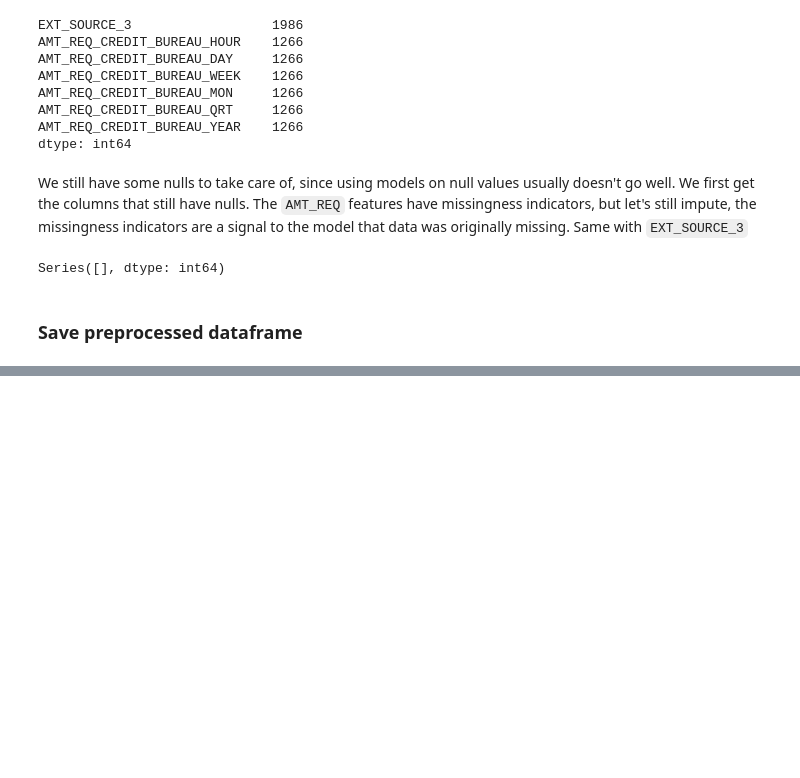
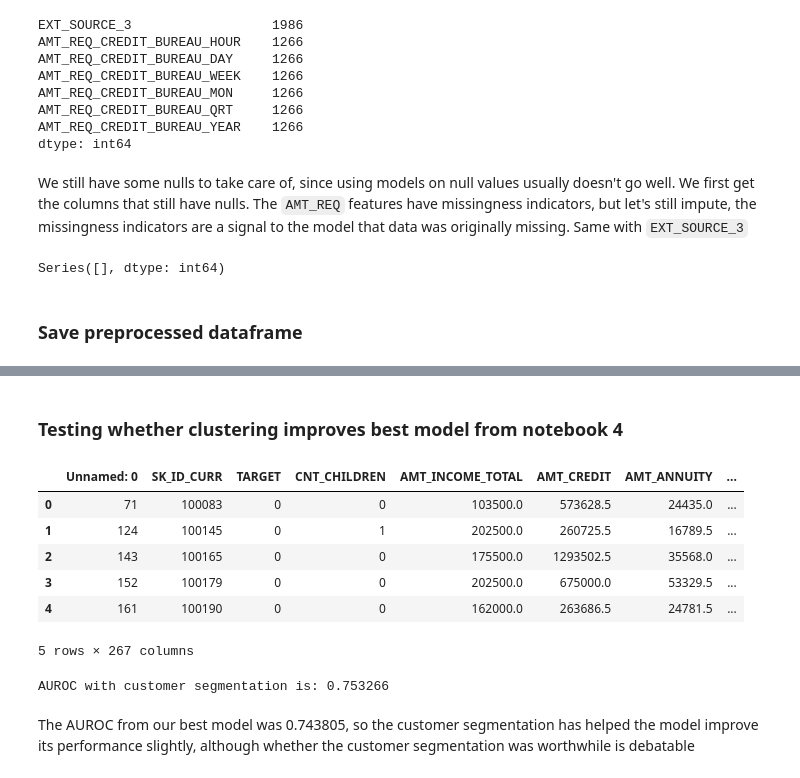
Before and after one commit to jarviscanada/jarvis_data_eng_AlanHu, a Jupyter notebook: machine_learning/module1/capstone/notebooks/03_feature_engineering.ipynb, the cells around one changed output, grey strips where cells are left out. Drawn from its saved outputs; the diff is of its cells as text; code cells hidden in the pictures; blank space fills up the shorter version.

```diff
--- a/machine_learning/module1/capstone/notebooks/03_feature_engineering.ipynb
+++ b/machine_learning/module1/capstone/notebooks/03_feature_engineering.ipynb
@@ -241,0 +369,2 @@ df.to_csv(preprocessed_path, index=False)
+# %% [markdown]
+### Testing whether clustering improves best model from notebook 4
@@ -241,0 +378,14 @@ df.to_csv(preprocessed_path, index=False)
+# %%
+# one-hot encoding
+customer_segments_one_hot = pd.get_dummies(data=clustering_df['customer_segment'])
+clustering_df = pd.concat([clustering_df, customer_segments_one_hot], axis=1).drop(columns=['customer_segment'])
+# %%
+clustering_df.head()
+# %% [output]
+|  | Unnamed: 0 | SK_ID_CURR | TARGET | CNT_CHILDREN | AMT_INCOME_TOTAL | AMT_CREDIT | AMT_ANNUITY | ... |
+| 0 | 71 | 100083 | 0 | 0 | 103500.0 | 573628.5 | 24435.0 | ... |
+| 1 | 124 | 100145 | 0 | 1 | 202500.0 | 260725.5 | 16789.5 | ... |
+| 2 | 143 | 100165 | 0 | 0 | 175500.0 | 1293502.5 | 35568.0 | ... |
+| 3 | 152 | 100179 | 0 | 0 | 202500.0 | 675000.0 | 53329.5 | ... |
+| 4 | 161 | 100190 | 0 | 0 | 162000.0 | 263686.5 | 24781.5 | ... |
+5 rows × 267 columns
@@ -241,0 +399,18 @@ df.to_csv(preprocessed_path, index=False)
+# %%
+# re-run training and evaluation
+from sklearn.metrics import roc_auc_score
+from sklearn.model_selection import train_test_split
+
+X, y = clustering_df.drop(columns=['TARGET']), clustering_df['TARGET']
+
+X_train, X_test, y_train, y_test = train_test_split(X, y, test_size=0.2, stratify=y, random_state=42)
+
+y_pred_proba = best_model.fit(X_train, y_train).predict_proba(X_test)[:, 1]
+
+auroc = roc_auc_score(y_test, y_pred_proba)
+
+print(f"AUROC with customer segmentation is: {auroc :4f}")
+# %% [output]
+AUROC with customer segmentation is: 0.753266
+# %% [markdown]
+The AUROC from our best model was 0.743805, so the customer segmentation has helped the model improve its performance slightly, although whether the customer segmentation was worthwhile is debatable
```
Also changed, not shown: parts of 20 cells of this notebook.
